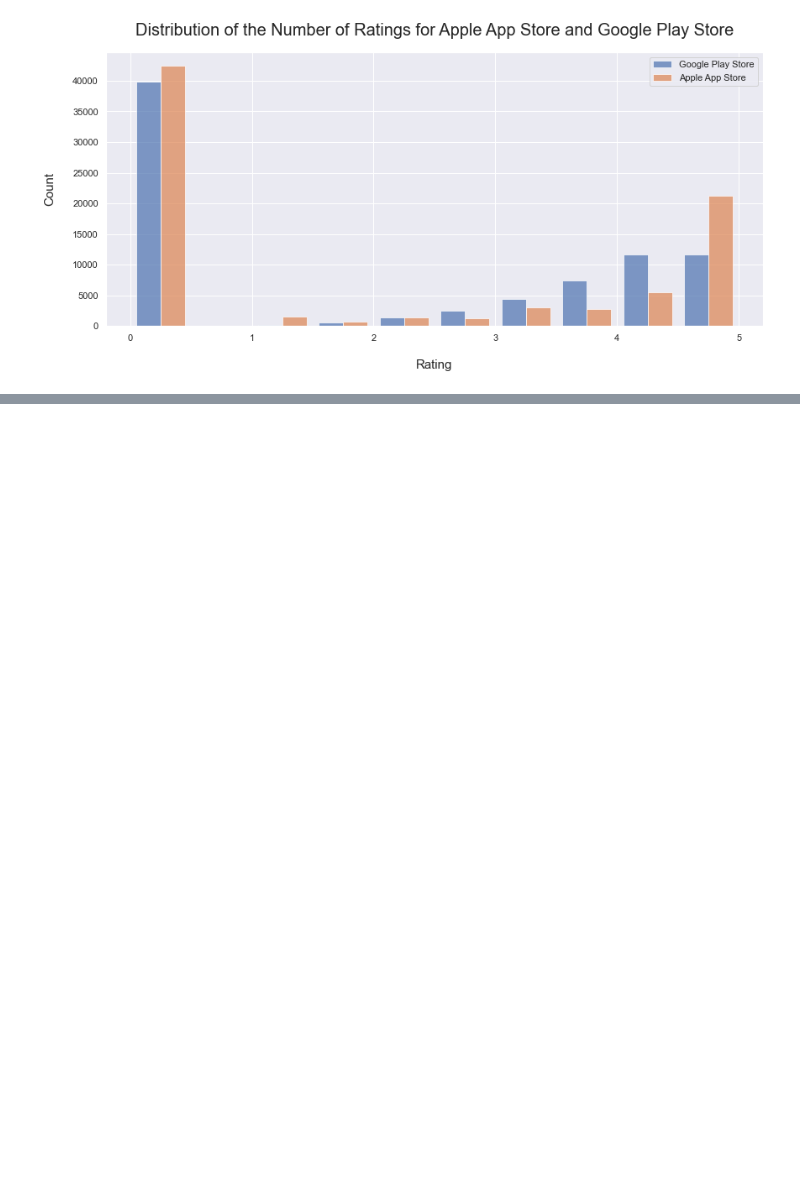
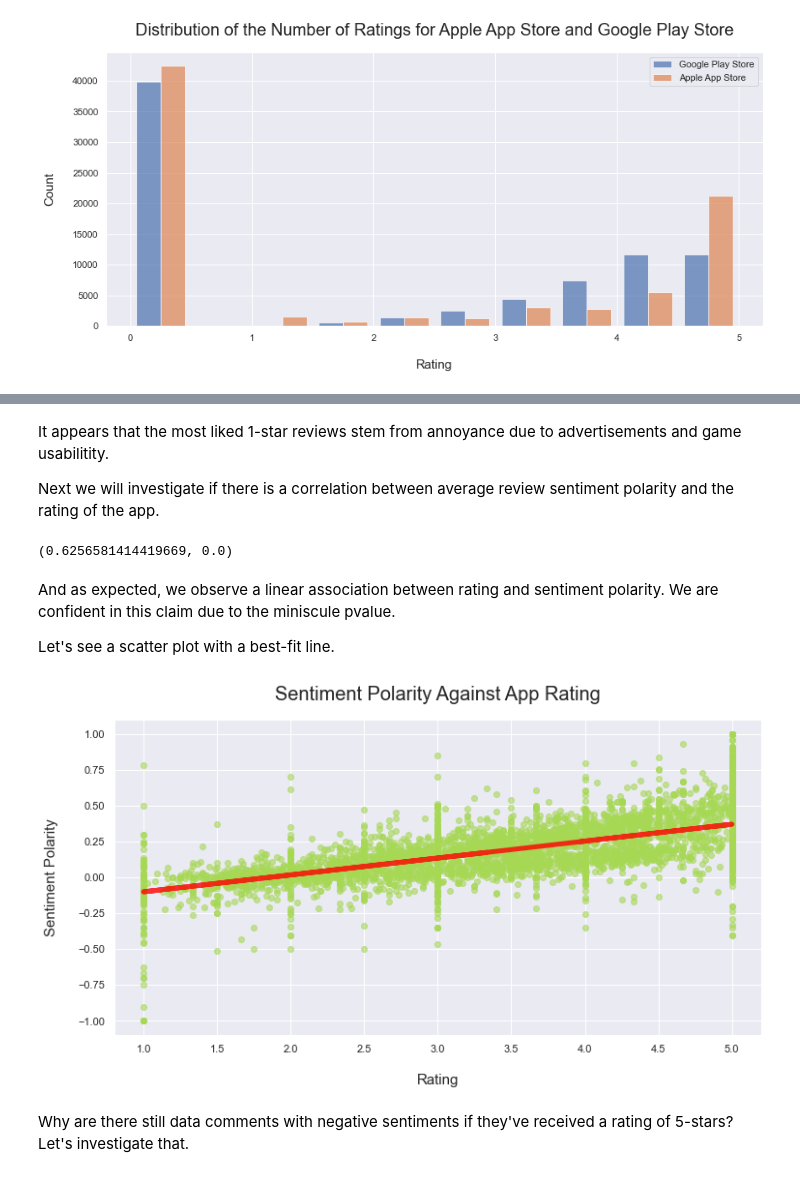
Before and after one commit to Superocker50/CMPT-353-Final-Project, a Jupyter notebook: cmpt-353-part-2.ipynb, the cells around one changed output, grey strips where cells are left out. Drawn from its saved outputs; the diff is of its cells as text; code cells hidden in the pictures; blank space fills up the shorter version.

```diff
--- a/cmpt-353-part-2.ipynb
+++ b/cmpt-353-part-2.ipynb
@@ -289,0 +191,6 @@ As we explore this question, we will look at the reviews for these applications
+# %%
+reviews_google = pd.read_csv('google_app_reviews.csv')
+reviews_google.rename(columns={'app_id': 'App Id'}, errors='raise', inplace=True)
+
+# Combine it with the larger dataframe that includes all the reviews, so we can get the rating
+reviews_google_selected = combined_apps_ten.merge(reviews_google, on=['App Id'], how='inner')
@@ -289,0 +322,4 @@ As we explore this question, we will look at the reviews for these applications
+# %%
+reviews_google = reviews_google[reviews_google['score'] > 0].copy()
+reviews_google.sort_values(by=['score', 'likes'], ascending=[True, False], inplace=True)
+reviews_google.head()
@@ -289,0 +333,37 @@ As we explore this question, we will look at the reviews for these applications
+# %% [markdown]
+It appears that the most liked 1-star reviews stem from annoyance due to advertisements and game usabilitity.
+
+Next we will investigate if there is a correlation between average review sentiment polarity and the rating of the app.
+# %%
+reviews_google = reviews_google.merge(google_apps, on=['App Id'], how='inner')
+
+grouped_reviews_google = reviews_google.groupby(by=['App Id', 'Google Rating']).agg(mean_polarity=('Polarity', 'mean'), mean_score=('score', 'mean'))
+grouped_reviews_google.reset_index(inplace=True)
+# %%
+grouped_reviews_google =  grouped_reviews_google[grouped_reviews_google['Google Rating'] > 0].copy()
+# %%
+r, p = stats.pearsonr(grouped_reviews_google['mean_polarity'], grouped_reviews_google['mean_score'])
+r, p
+# %% [output]
+(0.6256581414419669, 0.0)
+# %% [markdown]
+And as expected, we observe a linear association between rating and sentiment polarity. We are confident in this claim due to the miniscule pvalue.
+
+Let's see a scatter plot with a best-fit line.
+# %%
+figure = plt.figure(figsize=(12, 6))
+axis = plt.gca()
+
+plt.scatter(grouped_reviews_google['mean_score'], grouped_reviews_google['mean_polarity'], alpha=0.6, color=palette[4])
+axis.set_xlabel(xlabel='Rating', fontsize=15, labelpad=20)
+axis.set_ylabel(ylabel='Sentiment Polarity', fontsize=15, labelpad=20)
+axis.set_title(label='Sentiment Polarity Against App Rating', fontsize=20, pad=20)
+
+fit = stats.linregress(grouped_reviews_google['mean_score'], grouped_reviews_google['mean_polarity'])
+grouped_reviews_google['prediction'] = fit.slope*grouped_reviews_google['mean_score'] + fit.intercept
+plt.plot('mean_score', 'prediction', data=grouped_reviews_google, color='red', linewidth=5, alpha=0.8)
+plt.show()
+# %% [output]
+[figure, added]
+# %% [markdown]
+Why are there still data comments with negative sentiments if they've received a rating of 5-stars? Let's investigate that.
```
Also changed, not shown: parts of 93 cells of this notebook, 6 other files.
